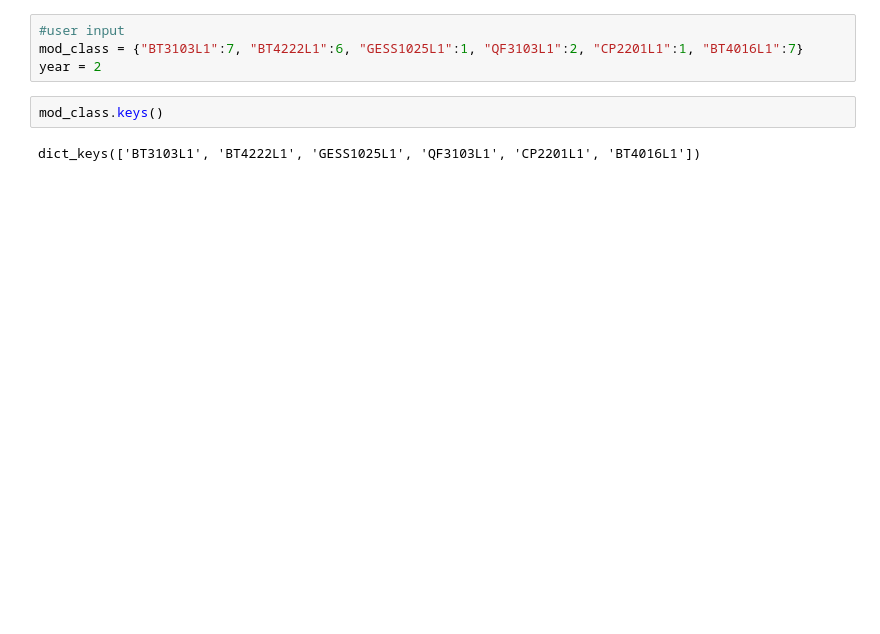
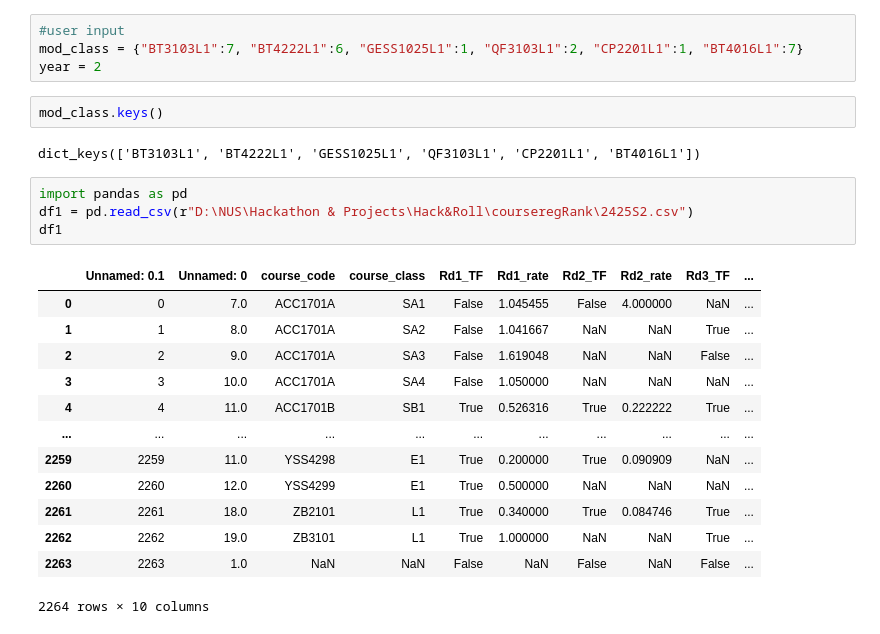
Before and after one commit to ouch528/CourseRank, a Jupyter notebook: testing.ipynb, the cells around one changed output. Drawn from its saved outputs; the diff is of its cells as text; blank space fills up the shorter version.

```diff
--- a/testing.ipynb
+++ b/testing.ipynb
@@ -6,3 +6,21 @@ year = 2
 mod_class.keys()
 # %% [output]
 dict_keys(['BT3103L1', 'BT4222L1', 'GESS1025L1', 'QF3103L1', 'CP2201L1', 'BT4016L1'])
+# %%
+import pandas as pd
+df1 = pd.read_csv(r"D:\NUS\Hackathon & Projects\Hack&Roll\courseregRank\2425S2.csv")
+df1
+# %% [output]
+|  | Unnamed: 0.1 | Unnamed: 0 | course_code | course_class | Rd1_TF | Rd1_rate | Rd2_TF | Rd2_rate | Rd3_TF | ... |
+| 0 | 0 | 7.0 | ACC1701A | SA1 | False | 1.045455 | False | 4.000000 | NaN | ... |
+| 1 | 1 | 8.0 | ACC1701A | SA2 | False | 1.041667 | NaN | NaN | True | ... |
+| 2 | 2 | 9.0 | ACC1701A | SA3 | False | 1.619048 | NaN | NaN | False | ... |
+| 3 | 3 | 10.0 | ACC1701A | SA4 | False | 1.050000 | NaN | NaN | NaN | ... |
+| 4 | 4 | 11.0 | ACC1701B | SB1 | True | 0.526316 | True | 0.222222 | True | ... |
+| ... | ... | ... | ... | ... | ... | ... | ... | ... | ... | ... |
+| 2259 | 2259 | 11.0 | YSS4298 | E1 | True | 0.200000 | True | 0.090909 | NaN | ... |
+| 2260 | 2260 | 12.0 | YSS4299 | E1 | True | 0.500000 | NaN | NaN | NaN | ... |
+| 2261 | 2261 | 18.0 | ZB2101 | L1 | True | 0.340000 | True | 0.084746 | True | ... |
+| 2262 | 2262 | 19.0 | ZB3101 | L1 | True | 1.000000 | NaN | NaN | True | ... |
+| 2263 | 2263 | 1.0 | NaN | NaN | False | NaN | False | NaN | False | ... |
+2264 rows × 10 columns
```
Also changed, not shown: parts of 6 cells of this notebook, 32 other files.
